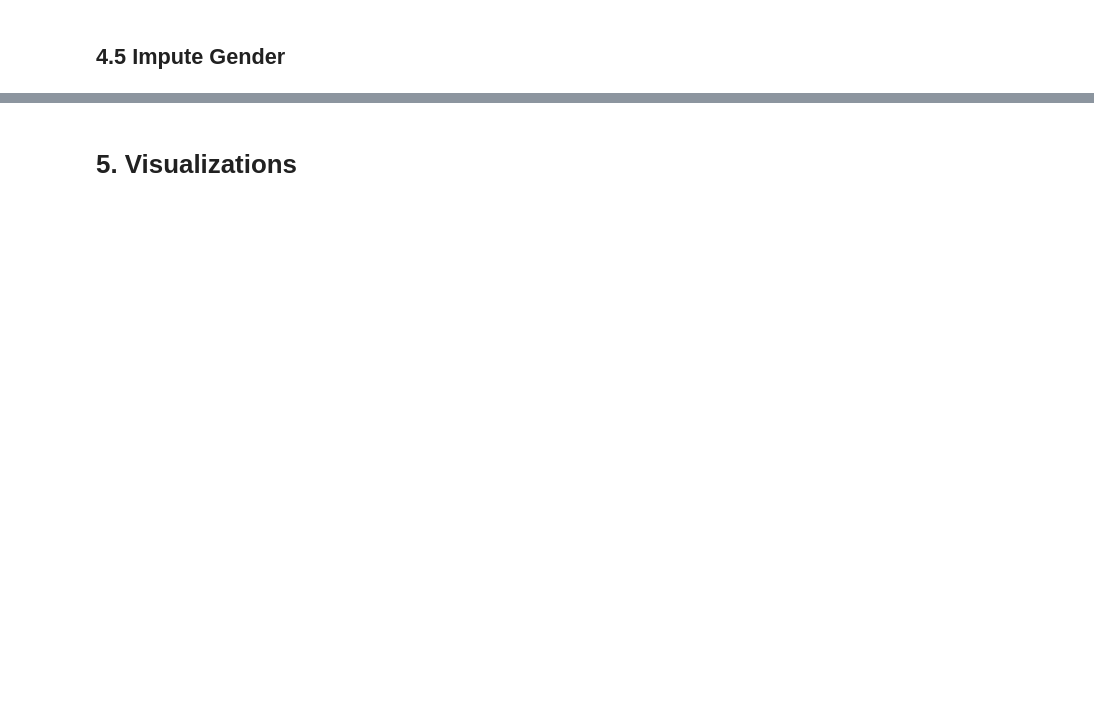
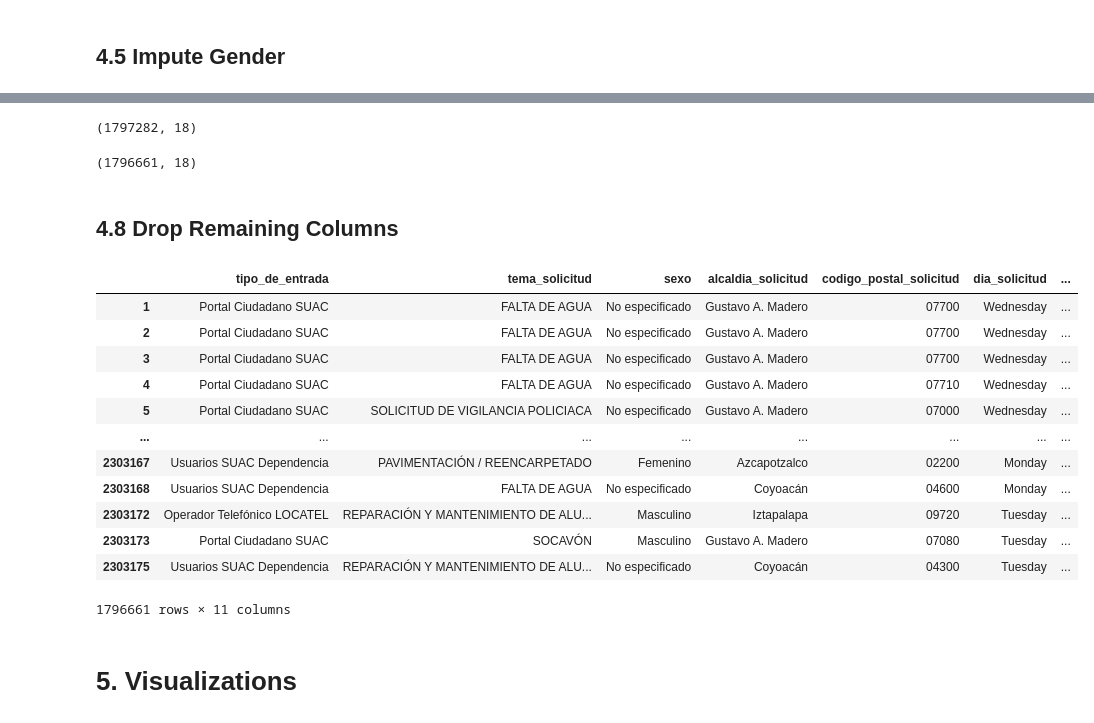
Before and after one commit to sbenhumea/citizen-requests-analysis-project-locatel, a Jupyter notebook: notebooks/preprocessing.ipynb, the cells around one changed output, grey strips where cells are left out. Cells and saved outputs as stored; diff of their text form; code cells hidden in the pictures; blank space fills up the shorter version.

```diff
--- a/notebooks/preprocessing.ipynb
+++ b/notebooks/preprocessing.ipynb
@@ -176,7 +535,7 @@ df_complete['alcaldia_solicitud'].value_counts()
 # %% [markdown]
 ### 4.4.2 Impute Municipality with Zip Code
 # %%
-alcaldia_cp = {
+municipality_zc = {
     '01':'Álvaro Obregón',
     '02':'Azcapotzalco',
     '03':'Benito Juárez',
@@ -201,7 +560,7 @@ df_complete.loc[missing_mask, 'alcaldia_solicitud'] = (
     df_complete.loc[missing_mask, 'codigo_postal_solicitud']
     .astype(str)
     .str[:2]
-    .map(alcaldia_cp)
+    .map(municipality_zc)
 )
 # %%
 df_complete.isnull().mean()
@@ -223,7 +632,33 @@ df_complete
+# %%
+df_complete.shape
+# %% [output]
+(1797282, 18)
+# %%
+df_complete = df_complete[df_complete['estatus'] != 'Cancelado']
+# %%
+df_complete.shape
+# %% [output]
+(1796661, 18)
+# %% [markdown]
+## 4.8 Drop Remaining Columns
 # %%
-columnas_drop = ['id_folio','fecha_solicitud','hora_solicitud','fecha_hora_solicitud','hora_solicitud_dt','estatus','fecha_concluido']
-df_complete.drop(columns=columnas_drop,inplace=True)
+columns_drop = ['id_folio','fecha_solicitud','hora_solicitud','fecha_hora_solicitud','hora_solicitud_dt','estatus','fecha_concluido']
+df_complete.drop(columns=columns_drop,inplace=True)
 df_complete
+# %% [output]
+|  | tipo_de_entrada | tema_solicitud | sexo | alcaldia_solicitud | codigo_postal_solicitud | dia_solicitud | ... |
+| 1 | Portal Ciudadano SUAC | FALTA DE AGUA | No especificado | Gustavo A. Madero | 07700 | Wednesday | ... |
+| 2 | Portal Ciudadano SUAC | FALTA DE AGUA | No especificado | Gustavo A. Madero | 07700 | Wednesday | ... |
+| 3 | Portal Ciudadano SUAC | FALTA DE AGUA | No especificado | Gustavo A. Madero | 07700 | Wednesday | ... |
+| 4 | Portal Ciudadano SUAC | FALTA DE AGUA | No especificado | Gustavo A. Madero | 07710 | Wednesday | ... |
+| 5 | Portal Ciudadano SUAC | SOLICITUD DE VIGILANCIA POLICIACA | No especificado | Gustavo A. Madero | 07000 | Wednesday | ... |
+| ... | ... | ... | ... | ... | ... | ... | ... |
+| 2303167 | Usuarios SUAC Dependencia | PAVIMENTACIÓN / REENCARPETADO | Femenino | Azcapotzalco | 02200 | Monday | ... |
+| 2303168 | Usuarios SUAC Dependencia | FALTA DE AGUA | No especificado | Coyoacán | 04600 | Monday | ... |
+| 2303172 | Operador Telefónico LOCATEL | REPARACIÓN Y MANTENIMIENTO DE ALU... | Masculino | Iztapalapa | 09720 | Tuesday | ... |
+| 2303173 | Portal Ciudadano SUAC | SOCAVÓN | Masculino | Gustavo A. Madero | 07080 | Tuesday | ... |
+| 2303175 | Usuarios SUAC Dependencia | REPARACIÓN Y MANTENIMIENTO DE ALU... | No especificado | Coyoacán | 04300 | Tuesday | ... |
+1796661 rows × 11 columns
 # %% [markdown]
 # 5. Visualizations
 # %%
```
Also changed, not shown: parts of 60 cells of this notebook, 1 other file.
